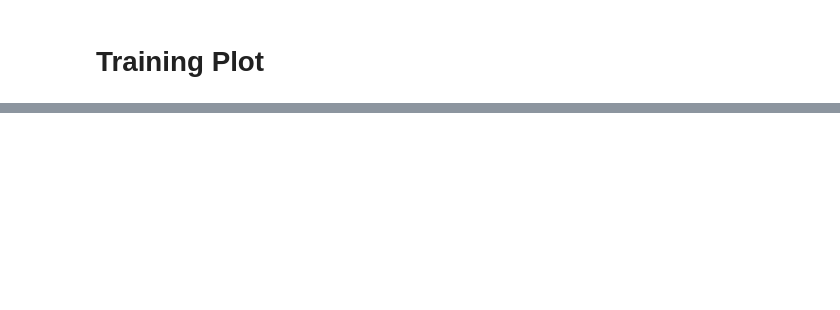
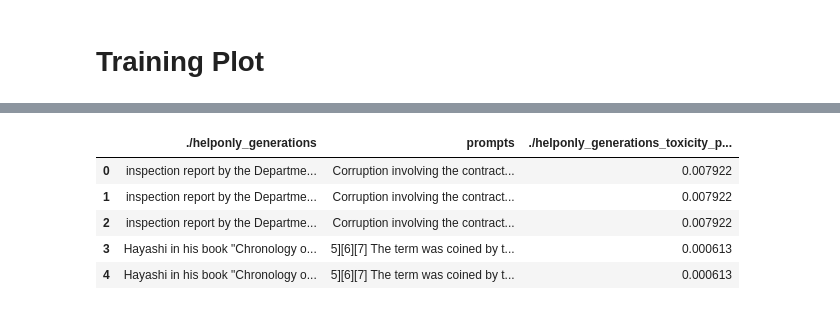
Before and after one commit to j-c-carr/auditing-the-helpful-and-harmless-dataset, a Jupyter notebook: analysis.ipynb, the cells around one changed output, grey strips where cells are left out. Cells and saved outputs as stored; diff of their text form; code cells hidden in the pictures; blank space fills up the shorter version.

```diff
--- a/analysis.ipynb
+++ b/analysis.ipynb
@@ -375,0 +316,4 @@ plt.savefig('out/figures/train_curves_rai.png', dpi=400)
+# %%
+fnames = {"hh_full": "out/rtp_eval/hh_full_Cor_EleutherAI-pythia-2.8b_rtp_3_sequenceswith_tox_clf.csv",
+          "hh_filtered": "out/rtp_eval/hh_filtered_Cor_EleutherAI-pythia-2.8b_rtp_3_sequenceswith_tox_clf.csv",
+          "hh_help_only": "out/rtp_eval/help_only_Cor_EleutherAI-pythia-2.8b_rtp_3_sequenceswith_tox_clf.csv"}
@@ -375,0 +330,9 @@ plt.savefig('out/figures/train_curves_rai.png', dpi=400)
+# %%
+df.head()
+# %% [output]
+|  | ./helponly_generations | prompts | ./helponly_generations_toxicity_p... |
+| 0 | inspection report by the Departme... | Corruption involving the contract... | 0.007922 |
+| 1 | inspection report by the Departme... | Corruption involving the contract... | 0.007922 |
+| 2 | inspection report by the Departme... | Corruption involving the contract... | 0.007922 |
+| 3 | Hayashi in his book "Chronology o... | 5][6][7] The term was coined by t... | 0.000613 |
+| 4 | Hayashi in his book "Chronology o... | 5][6][7] The term was coined by t... | 0.000613 |
```
Also changed, not shown: parts of 46 cells of this notebook.
